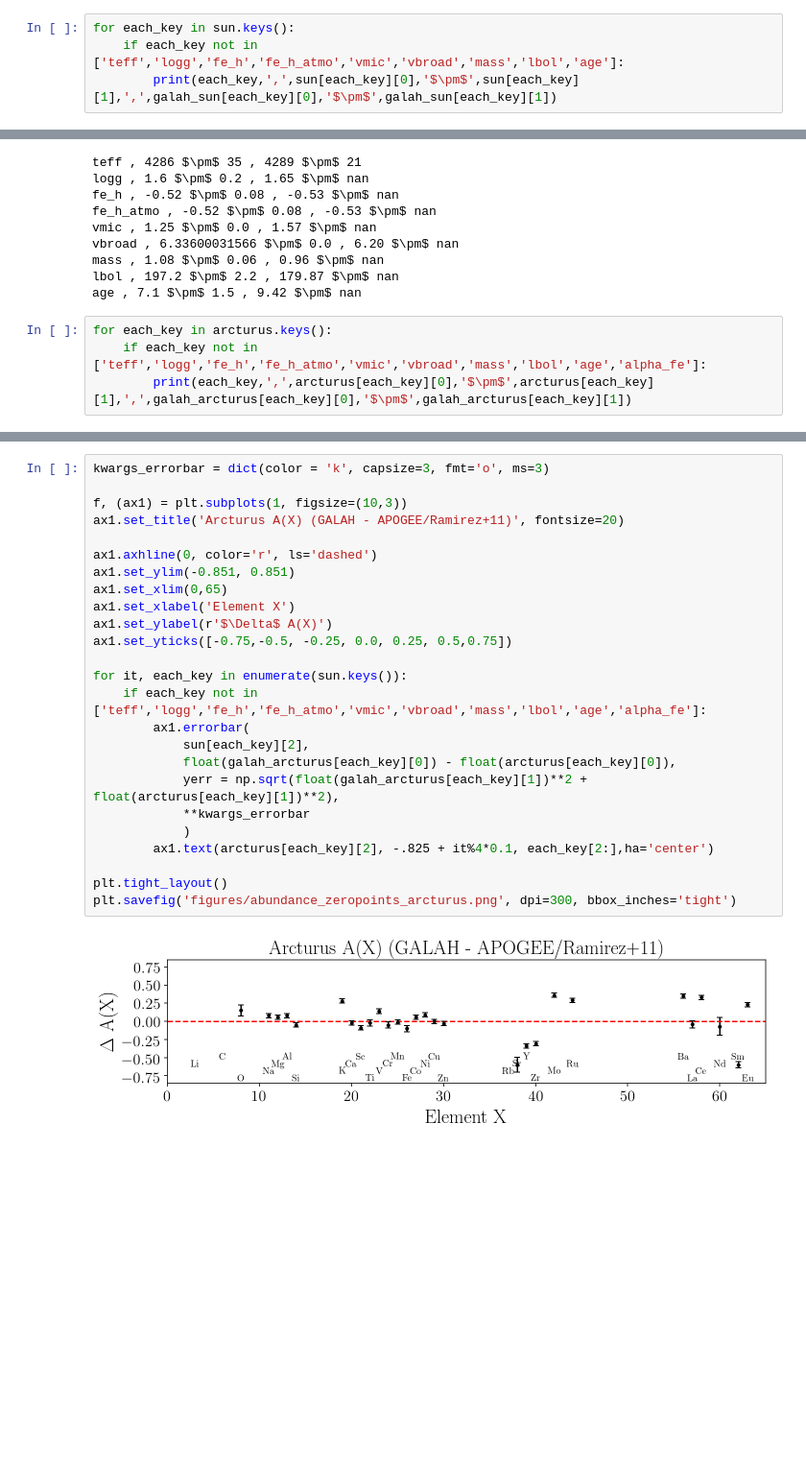
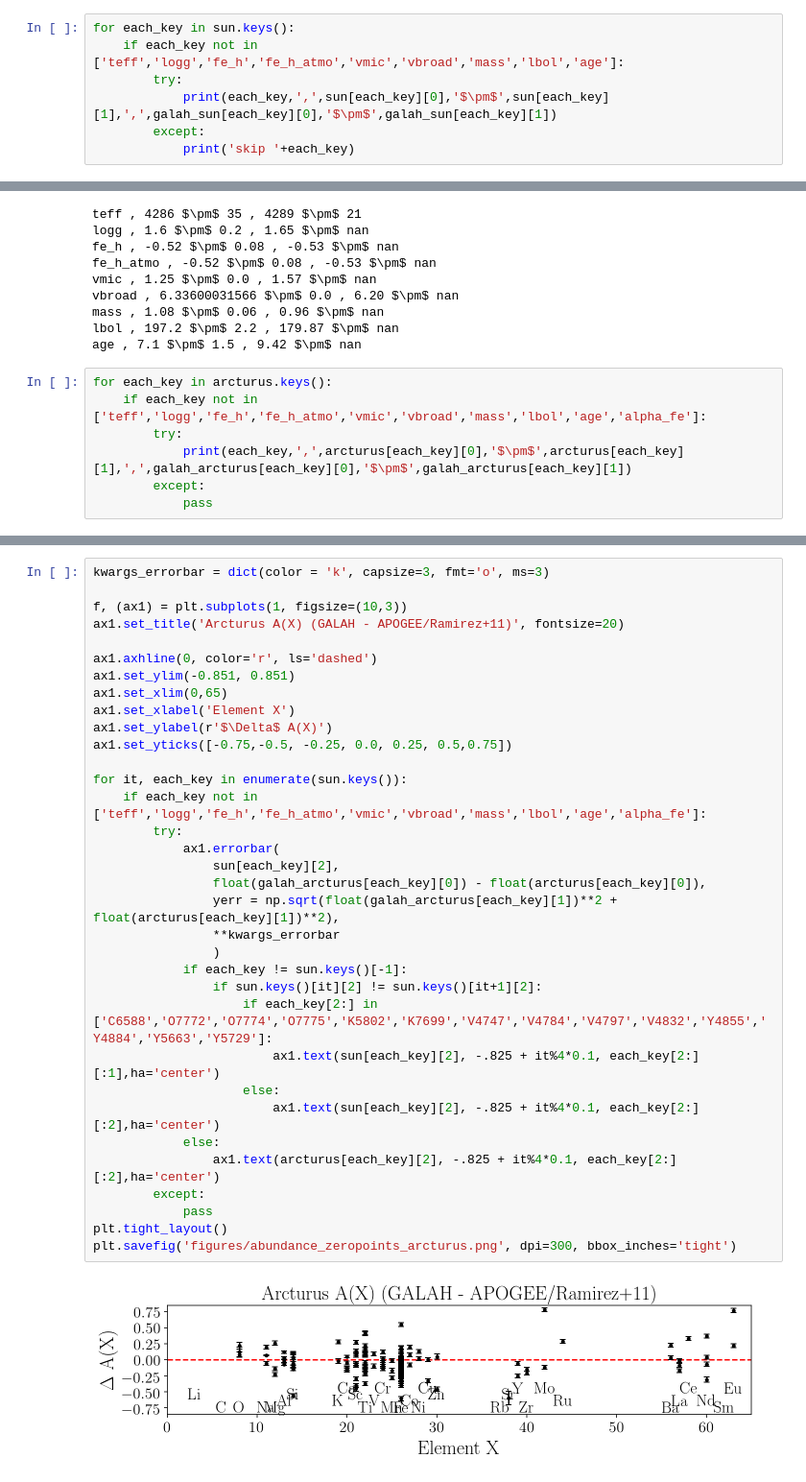
Before and after one commit to svenbuder/GALAH_DR3, a Jupyter notebook: abundance_zeropoints/abundance_zeropoints.ipynb, the cells around one changed output, grey strips where cells are left out. Shown at 96% size. Cells and saved outputs as stored; diff of their text form; blank space fills up the shorter version.

```diff
--- a/abundance_zeropoints/abundance_zeropoints.ipynb
+++ b/abundance_zeropoints/abundance_zeropoints.ipynb
@@ -384,5 +729,8 @@ age , 4.57 $\pm$ 0.11 , 5.83 $\pm$ 0.0
 # %%
 for each_key in sun.keys():
     if each_key not in ['teff','logg','fe_h','fe_h_atmo','vmic','vbroad','mass','lbol','age']:
-        print(each_key,',',sun[each_key][0],'$\pm$',sun[each_key][1],',',galah_sun[each_key][0],'$\pm$',galah_sun[each_key][1])
+        try:
+            print(each_key,',',sun[each_key][0],'$\pm$',sun[each_key][1],',',galah_sun[each_key][0],'$\pm$',galah_sun[each_key][1])
+        except:
+            print('skip '+each_key)
 # %% [output]
@@ -446,6 +804,9 @@ age , 7.1 $\pm$ 1.5 , 9.42 $\pm$ nan
 # %%
 for each_key in arcturus.keys():
     if each_key not in ['teff','logg','fe_h','fe_h_atmo','vmic','vbroad','mass','lbol','age','alpha_fe']:
-        print(each_key,',',arcturus[each_key][0],'$\pm$',arcturus[each_key][1],',',galah_arcturus[each_key][0],'$\pm$',galah_arcturus[each_key][1])
+        try:
+            print(each_key,',',arcturus[each_key][0],'$\pm$',arcturus[each_key][1],',',galah_arcturus[each_key][0],'$\pm$',galah_arcturus[each_key][1])
+        except:
+            pass
 # %% [output]
 A_Li , 0.53 $\pm$ 0.03 , -1.13 $\pm$ 0.45
@@ -468,30 +829,39 @@ A_Eu , 0.0 $\pm$ 0.03 , 0.23 $\pm$ 0.00
 # %%
 kwargs_errorbar = dict(color = 'k', capsize=3, fmt='o', ms=3)
 
 f, (ax1) = plt.subplots(1, figsize=(10,3))
 ax1.set_title('Arcturus A(X) (GALAH - APOGEE/Ramirez+11)', fontsize=20)
 
 ax1.axhline(0, color='r', ls='dashed')
 ax1.set_ylim(-0.851, 0.851)
 ax1.set_xlim(0,65)
 ax1.set_xlabel('Element X')
 ax1.set_ylabel(r'$\Delta$ A(X)')
 ax1.set_yticks([-0.75,-0.5, -0.25, 0.0, 0.25, 0.5,0.75])
 
 for it, each_key in enumerate(sun.keys()):
     if each_key not in ['teff','logg','fe_h','fe_h_atmo','vmic','vbroad','mass','lbol','age','alpha_fe']:
-        ax1.errorbar(
-            sun[each_key][2],
-            float(galah_arcturus[each_key][0]) - float(arcturus[each_key][0]),
-            yerr = np.sqrt(float(galah_arcturus[each_key][1])**2 + float(arcturus[each_key][1])**2),
-            **kwargs_errorbar
-            )
-        ax1.text(arcturus[each_key][2], -.825 + it%4*0.1, each_key[2:],ha='center')
-
+        try:
+            ax1.errorbar(
+                sun[each_key][2],
+                float(galah_arcturus[each_key][0]) - float(arcturus[each_key][0]),
+                yerr = np.sqrt(float(galah_arcturus[each_key][1])**2 + float(arcturus[each_key][1])**2),
+                **kwargs_errorbar
+                )
+            if each_key != sun.keys()[-1]:
+                if sun.keys()[it][2] != sun.keys()[it+1][2]:
+                    if each_key[2:] in ['C6588','O7772','O7774','O7775','K5802','K7699','V4747','V4784','V4797','V4832','Y4855','Y4884','Y5663','Y5729']:
+                        ax1.text(sun[each_key][2], -.825 + it%4*0.1, each_key[2:][:1],ha='center')
+                    else:
+                        ax1.text(sun[each_key][2], -.825 + it%4*0.1, each_key[2:][:2],ha='center')
+            else:
+                ax1.text(arcturus[each_key][2], -.825 + it%4*0.1, each_key[2:][:2],ha='center')
+        except:
+            pass
 plt.tight_layout()
 plt.savefig('figures/abundance_zeropoints_arcturus.png', dpi=300, bbox_inches='tight')
 # %% [output]
-[figure, old version]
+[figure, new version]
 # %%
 print('Element','Sun','Arcturus')
 for it, each_key in enumerate(sun.keys()):
```
Also changed, not shown: parts of 13 cells of this notebook, 46 other files.
